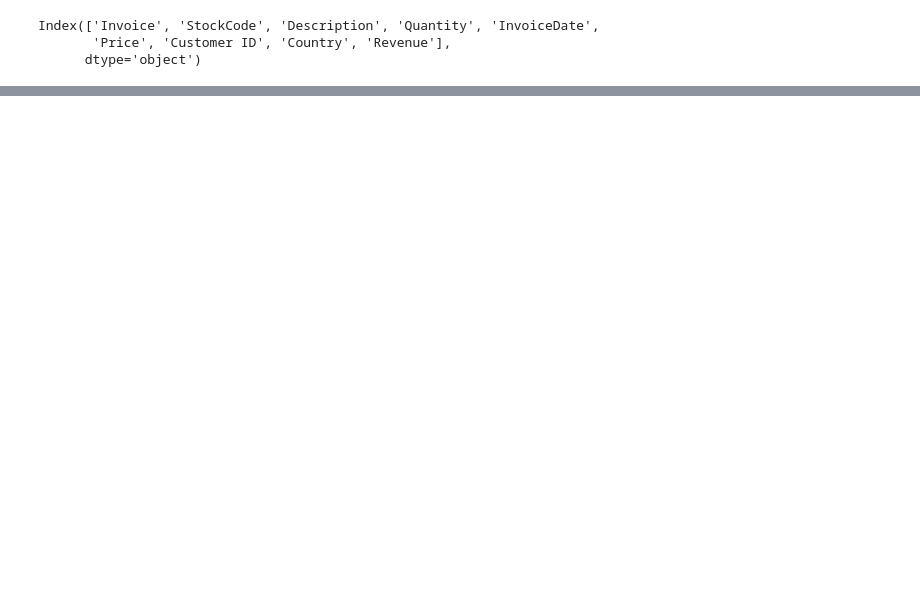
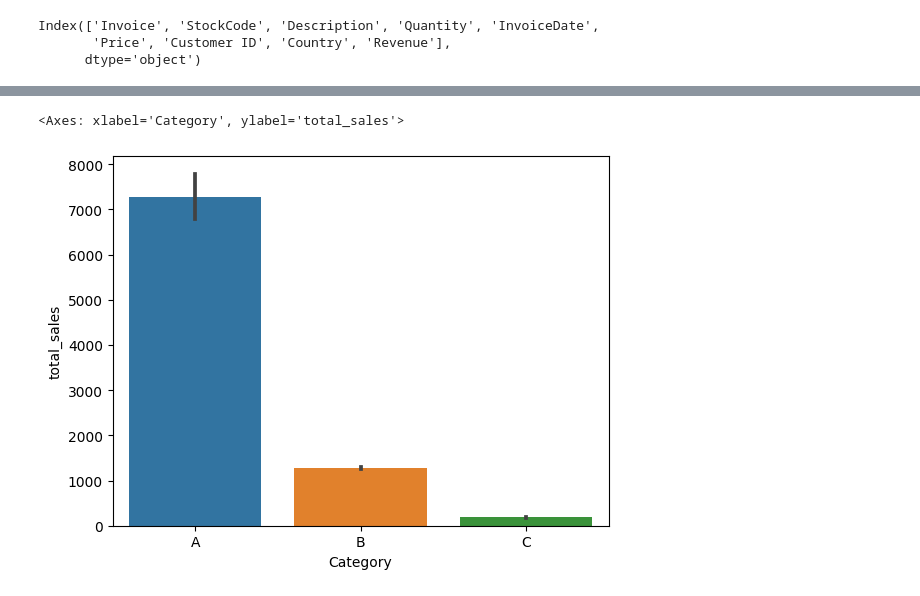
Before and after one commit to BryhanS/supply-chain-data-science-project, a Jupyter notebook: 09.segmentation/data.ipynb, the cells around one changed output, grey strips where cells are left out. Drawn from its saved outputs; the diff is of its cells as text; code cells hidden in the pictures; blank space fills up the shorter version.

```diff
--- a/09.segmentation/data.ipynb
+++ b/09.segmentation/data.ipynb
@@ -25,0 +44,5 @@ grouped.to_csv('for_abc.csv')
+# %%
+sns.barplot(x='Category', y='total_sales', data=a)
+# %% [output]
+<Axes: xlabel='Category', ylabel='total_sales'>
+[figure, added]
```
Also changed, not shown: parts of 14 cells of this notebook.
